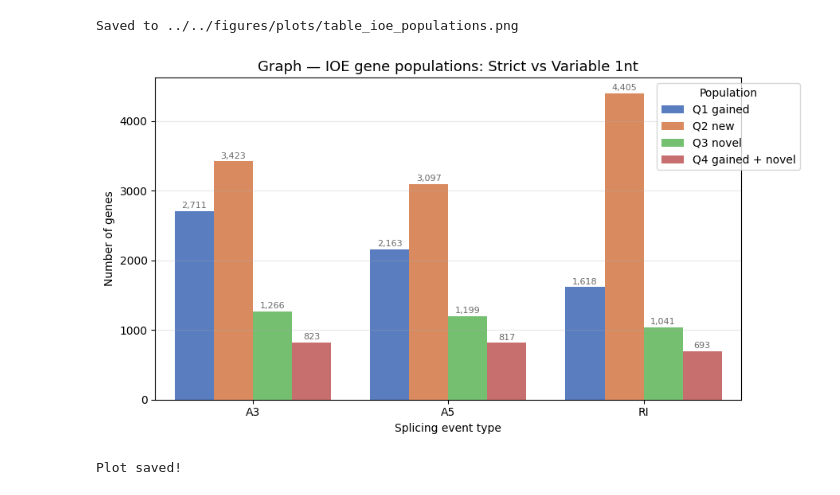
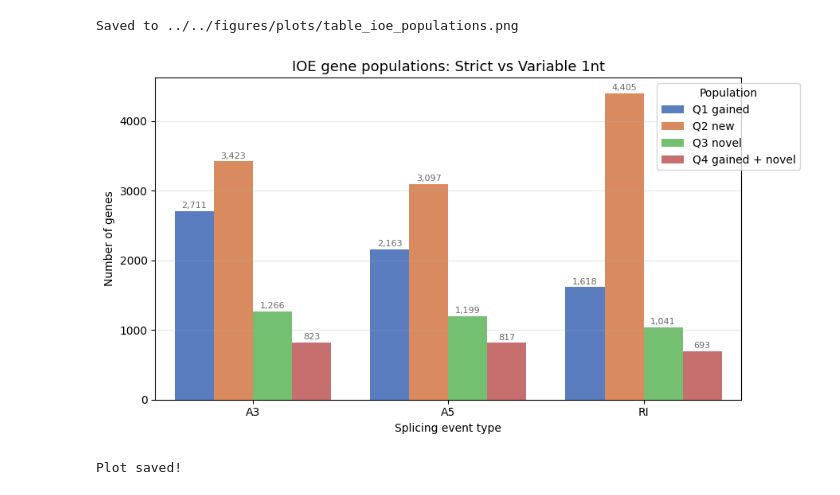
Before and after one commit to griceyrt/Internship, a Jupyter notebook: analysis/notebooks/02_barplots.ipynb, the cells around one changed output. Cells and saved outputs as stored; diff of their text form; code cells hidden in the pictures.

```diff
--- a/analysis/notebooks/02_barplots.ipynb
+++ b/analysis/notebooks/02_barplots.ipynb
@@ -401,33 +401,33 @@ sns.barplot(
     palette=palette_pop, ax=ax
 )
 
 # Annotate bar heights
 for bar in ax.patches:
     h = bar.get_height()
     if h > 0:
         ax.text(
             bar.get_x() + bar.get_width() / 2,
             h + 20,
             f"{int(h):,}",
             ha="center", va="bottom", fontsize=8, color="dimgray"
         )
 
 ax.set_title(
-    "Graph — IOE gene populations: Strict vs Variable 1nt",
+    "IOE gene populations: Strict vs Variable 1nt",
     fontsize=13
 )
 ax.set_xlabel("Splicing event type")
 ax.set_ylabel("Number of genes")
 ax.legend(title="Population", loc="upper right", bbox_to_anchor=(1.11, 1.0))
 ax.grid(axis="y", alpha=0.3)
 
 plt.tight_layout()
 plt.savefig(
     "../../figures/plots/barplot_ioe_populations.png",
     dpi=150, bbox_inches="tight"
 )
 plt.show()
 print("Plot saved!")
 # %% [output]
-[figure, old version]
+[figure, new version]
 Plot saved!
```
Also changed, not shown: 8 other files.
